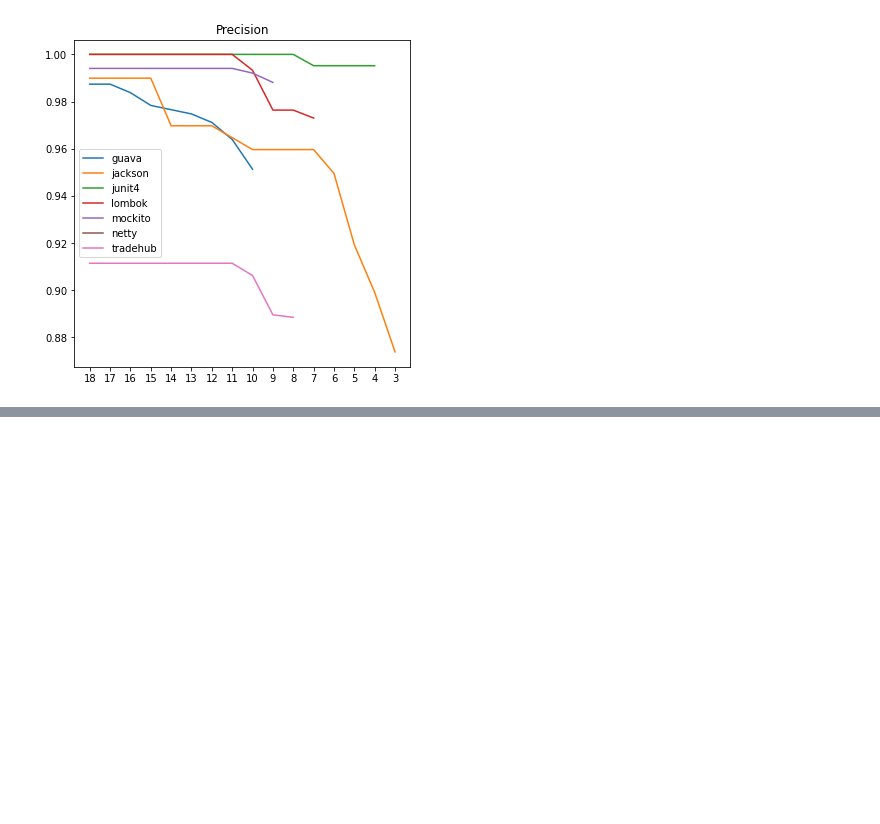
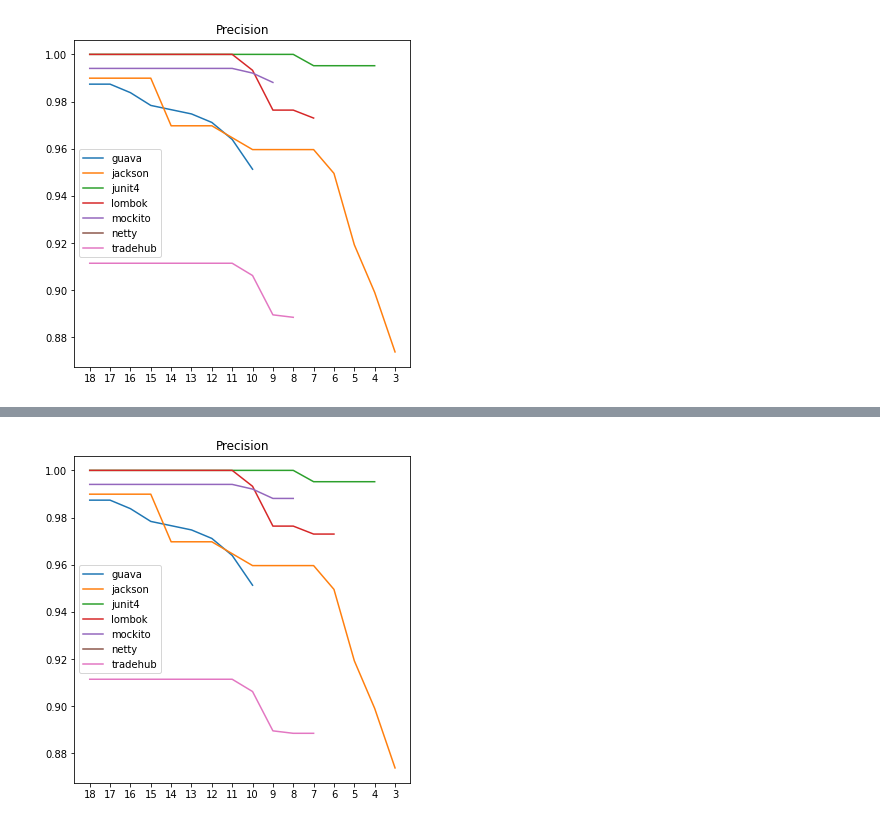
Before and after one commit to mrmegapolys/GitRules, a Jupyter notebook: notebooks/evaluation.ipynb, the cells around one changed output, grey strips where cells are left out. Cells and saved outputs as stored; diff of their text form; code cells hidden in the pictures; blank space fills up the shorter version.

```diff
--- a/notebooks/evaluation.ipynb
+++ b/notebooks/evaluation.ipynb
@@ -130,0 +139,4 @@ plotFalseAlarm('gen2_50_95')
+# %%
+plotFalseAlarm('gen3_max8')
+# %% [output]
+[figure, added]
```
Also changed, not shown: parts of 2 cells of this notebook, 9 other files.
